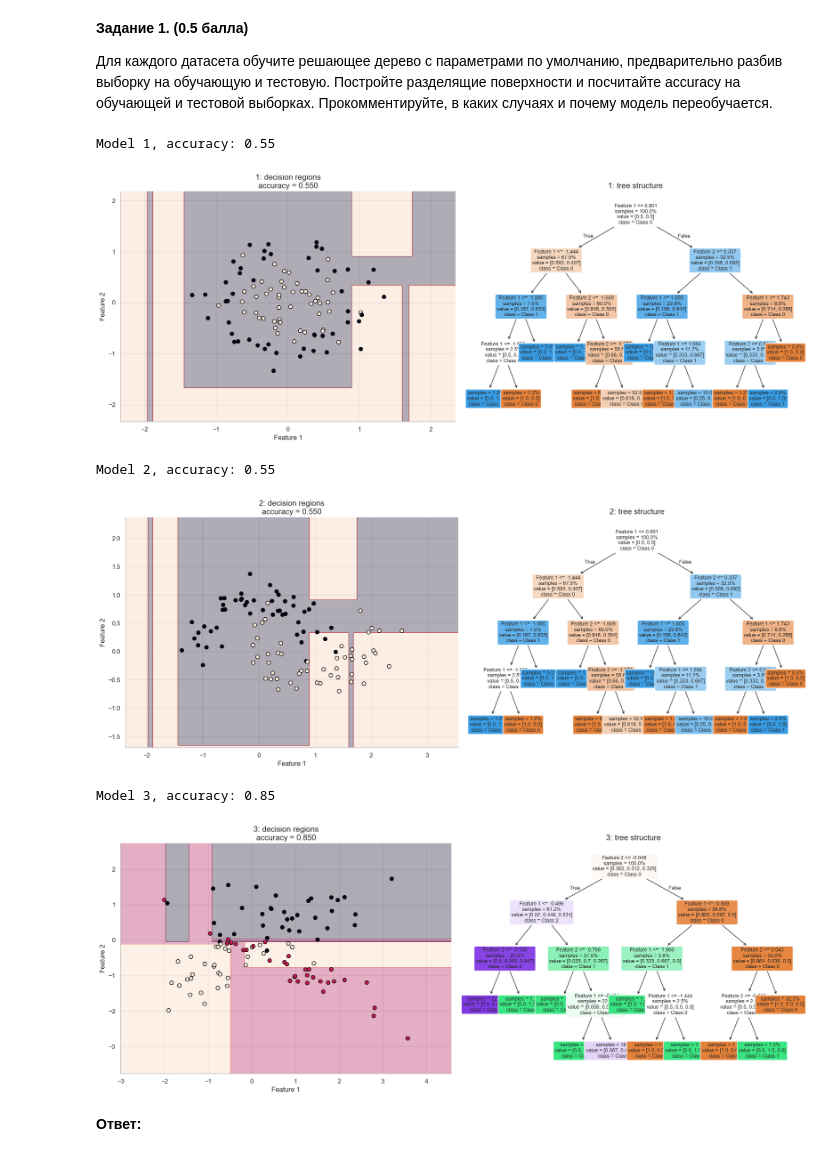
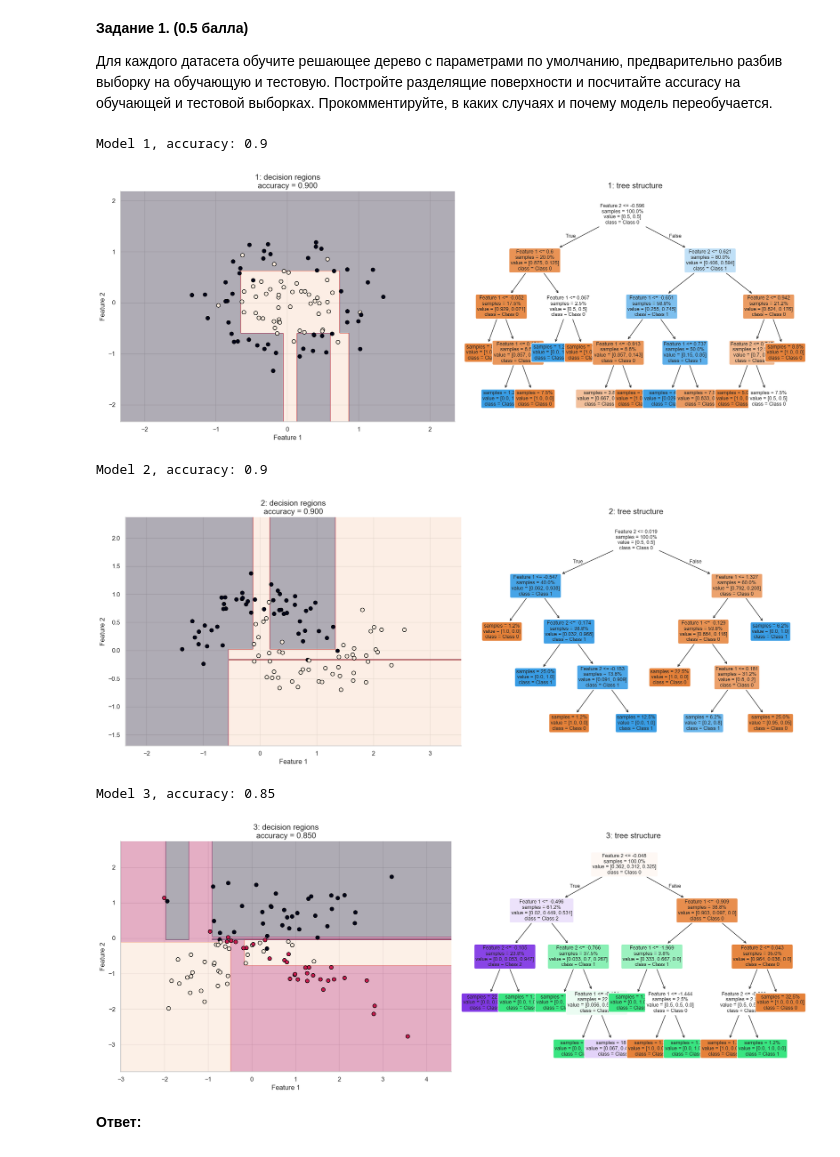
Before and after one commit to Shel2123/ML1_hw, a Jupyter notebook: hw5/Homework Practice 05 Trees.ipynb, the cells around one changed output. Cells and saved outputs as stored; diff of their text form; code cells hidden in the pictures.

```diff
--- a/hw5/Homework Practice 05 Trees.ipynb
+++ b/hw5/Homework Practice 05 Trees.ipynb
@@ -93,7 +93,7 @@ __Задание 1. (0.5 балла)__
 # %%
 for i, (X, y) in enumerate(datasets, start=1):
     X_train, X_test, y_train, y_test = train_test_split(
-        x, y, test_size=0.2, random_state=random_state, stratify=y
+        X, y, test_size=0.2, random_state=random_state, stratify=y
     )
 
     tree = DecisionTreeClassifier(random_state=random_state, max_depth=4)
@@ -121,37 +121,37 @@ for i, (X, y) in enumerate(datasets, start=1):
     )
 
     scatter = axes[0].scatter(
         X[:, 0],
         X[:, 1],
         c=y,
         edgecolor="black",
         s=45
     )
 
     axes[0].set_title(f"{i}: decision regions\naccuracy = {acc:.3f}", fontsize=14)
     axes[0].spines["top"].set_visible(False)
     axes[0].spines["right"].set_visible(False)
 
     plot_tree(
         tree,
         feature_names=feature_names,
         class_names=class_names,
         filled=True,
         rounded=True,
         proportion=True,
         impurity=False,
         fontsize=9,
         ax=axes[1]
     )
     axes[1].set_title(f"{i}: tree structure", fontsize=14)
 
     plt.tight_layout()
     plt.show()
 # %% [output]
-Model 1, accuracy: 0.55
+Model 1, accuracy: 0.9
-[figure, old version]
+[figure, new version]
-Model 2, accuracy: 0.55
+Model 2, accuracy: 0.9
-[figure, old version]
+[figure, new version]
 Model 3, accuracy: 0.85
 [figure]
 # %% [markdown]
```
Also changed, not shown: parts of 22 cells of this notebook, 2 other files.
